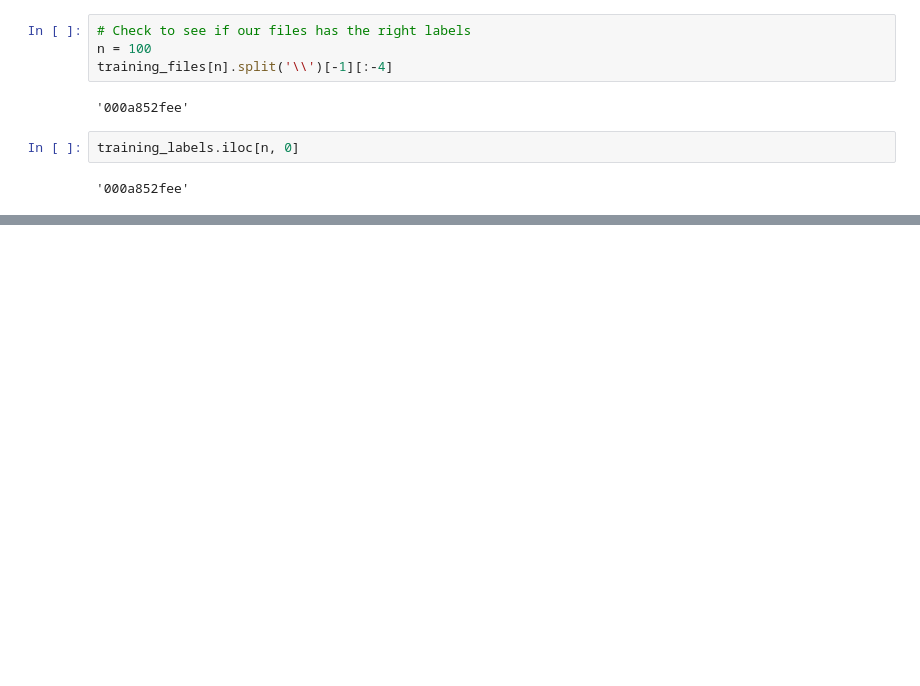
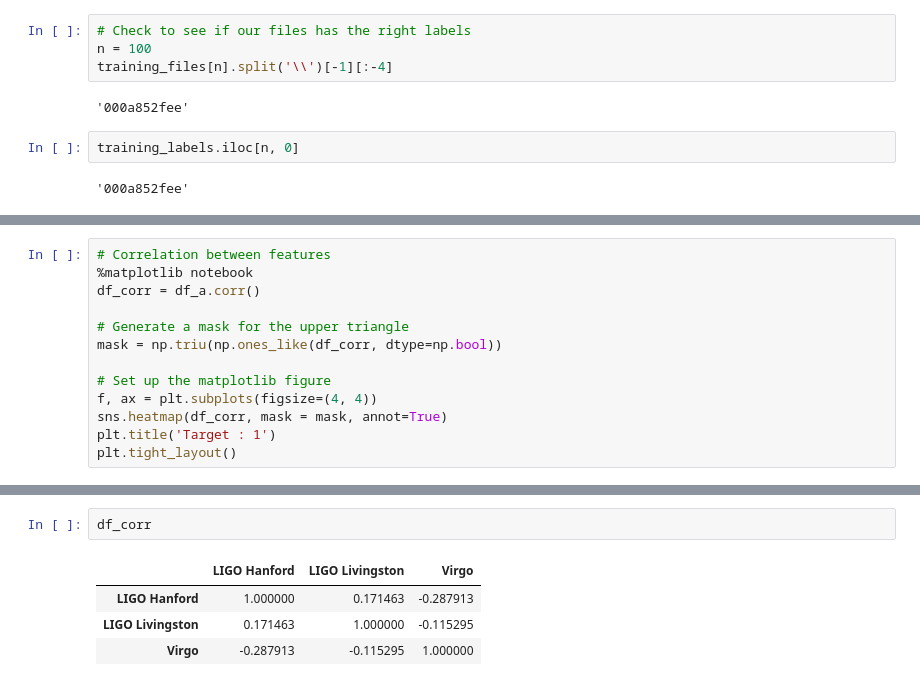
Before and after one commit to Rtavakol/Kaggle_G2Net-Gravitational-Wave-Detection, a Jupyter notebook: Gravitational_wave.ipynb, the cells around one changed output, grey strips where cells are left out. Saved outputs shown, nothing was run; the diff lists cells and outputs as text; blank space fills up the shorter version.

```diff
--- a/Gravitational_wave.ipynb
+++ b/Gravitational_wave.ipynb
@@ -118,0 +135,13 @@ plt.tight_layout()
+# %%
+# Correlation between features
+%matplotlib notebook
+df_corr = df_a.corr()
+
+# Generate a mask for the upper triangle
+mask = np.triu(np.ones_like(df_corr, dtype=np.bool))
+
+# Set up the matplotlib figure
+f, ax = plt.subplots(figsize=(4, 4))
+sns.heatmap(df_corr, mask = mask, annot=True)
+plt.title('Target : 1')
+plt.tight_layout()
@@ -118,0 +153,7 @@ plt.tight_layout()
+# %%
+df_corr
+# %% [output]
+|  | LIGO Hanford | LIGO Livingston | Virgo |
+| LIGO Hanford | 1.000000 | 0.171463 | -0.287913 |
+| LIGO Livingston | 0.171463 | 1.000000 | -0.115295 |
+| Virgo | -0.287913 | -0.115295 | 1.000000 |
```
Also changed, not shown: parts of 5 cells of this notebook.
